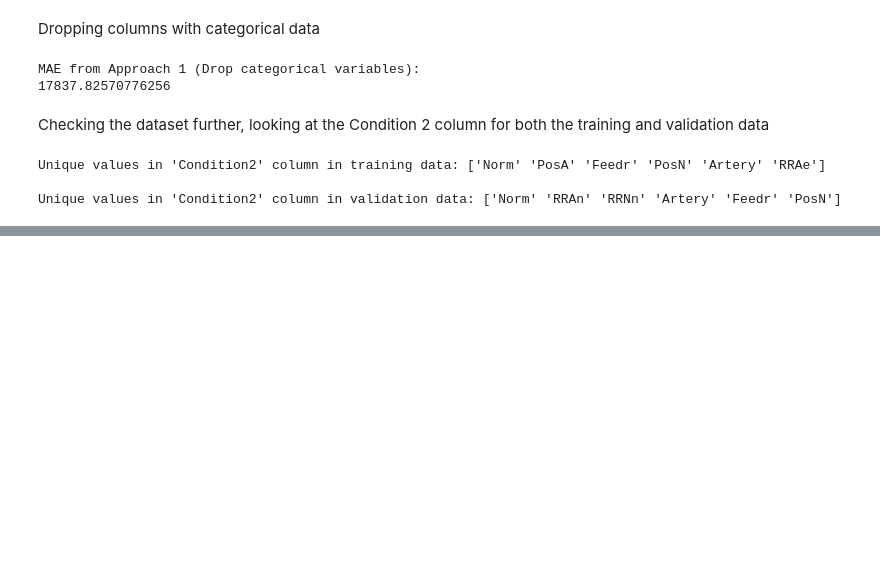
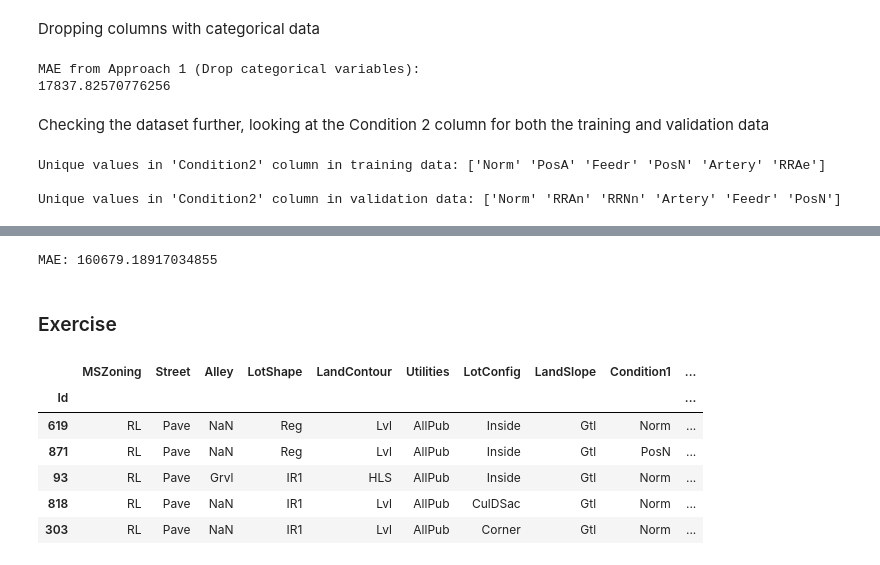
Before and after one commit to salvvilla88/practicing_ds, a Jupyter notebook: kaggle_intermediate_machinelearning.ipynb, the cells around one changed output, grey strips where cells are left out. Cells and saved outputs as stored; diff of their text form; code cells hidden in the pictures; blank space fills up the shorter version.

```diff
--- a/kaggle_intermediate_machinelearning.ipynb
+++ b/kaggle_intermediate_machinelearning.ipynb
@@ -712,0 +955,21 @@ ValueError: Found unknown categories ['RRAn', 'RRNn'] in column 9 during transfo
+# %%
+from sklearn.metrics import mean_absolute_error
+
+# Bundle preprocessing and modeling code in a pipeline
+my_pipeline = Pipeline(steps=[('preprocessor', preprocessor),
+                              ('model', model)
+                             ])
+
+# Preprocessing of training data, fit model
+my_pipeline.fit(X_train, y_train)
+
+# Preprocessing of validation data, get predictions
+preds = my_pipeline.predict(X_valid)
+
+# Evaluate the model
+score = mean_absolute_error(y_valid, preds)
+print('MAE:', score)
+# %% [output]
+MAE: 160679.18917034855
+# %% [markdown]
+### Exercise
@@ -712,0 +1012,10 @@ ValueError: Found unknown categories ['RRAn', 'RRNn'] in column 9 during transfo
+# %%
+X_train.head()
+# %% [output]
+|  | MSZoning | Street | Alley | LotShape | LandContour | Utilities | LotConfig | LandSlope | Condition1 | ... |
+| Id |  |  |  |  |  |  |  |  |  | ... |
+| 619 | RL | Pave | NaN | Reg | Lvl | AllPub | Inside | Gtl | Norm | ... |
+| 871 | RL | Pave | NaN | Reg | Lvl | AllPub | Inside | Gtl | PosN | ... |
+| 93 | RL | Pave | Grvl | IR1 | HLS | AllPub | Inside | Gtl | Norm | ... |
+| 818 | RL | Pave | NaN | IR1 | Lvl | AllPub | CulDSac | Gtl | Norm | ... |
+| 303 | RL | Pave | NaN | IR1 | Lvl | AllPub | Corner | Gtl | Norm | ... |
```
Also changed, not shown: parts of 51 cells of this notebook.
